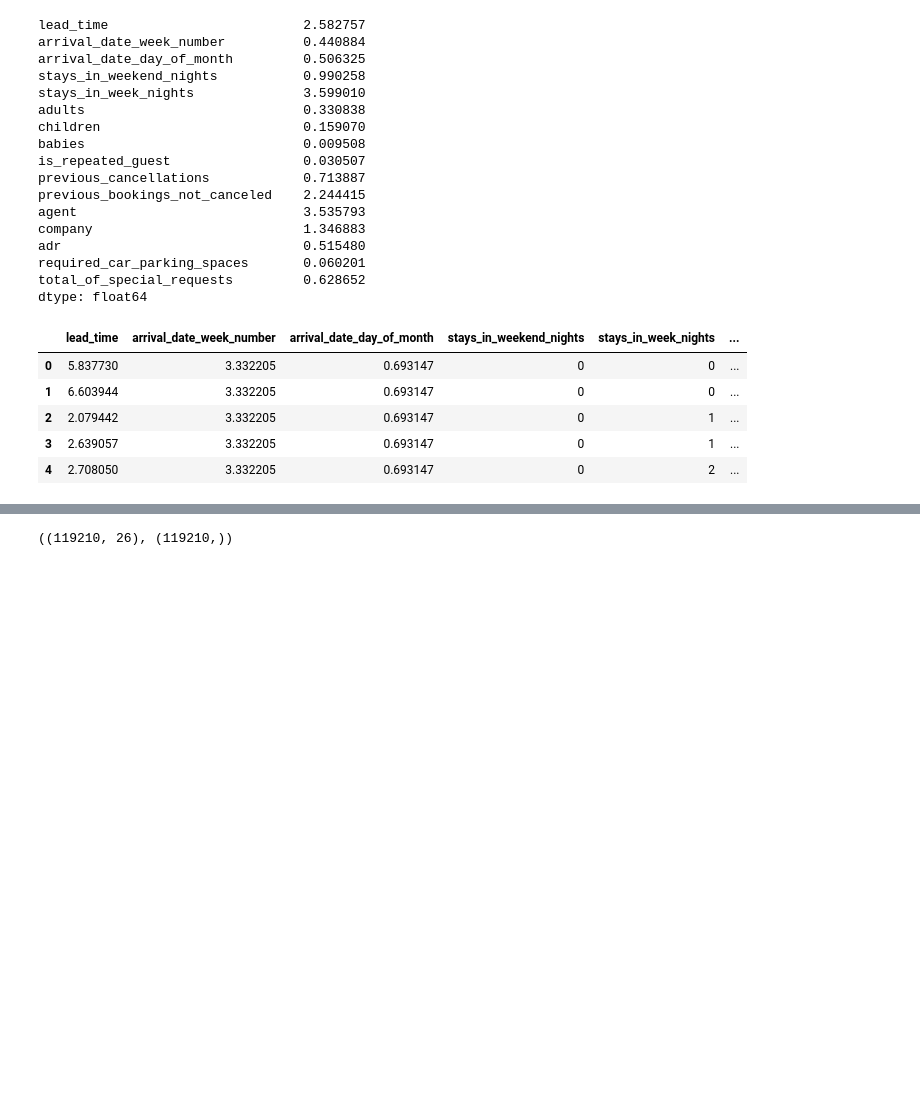
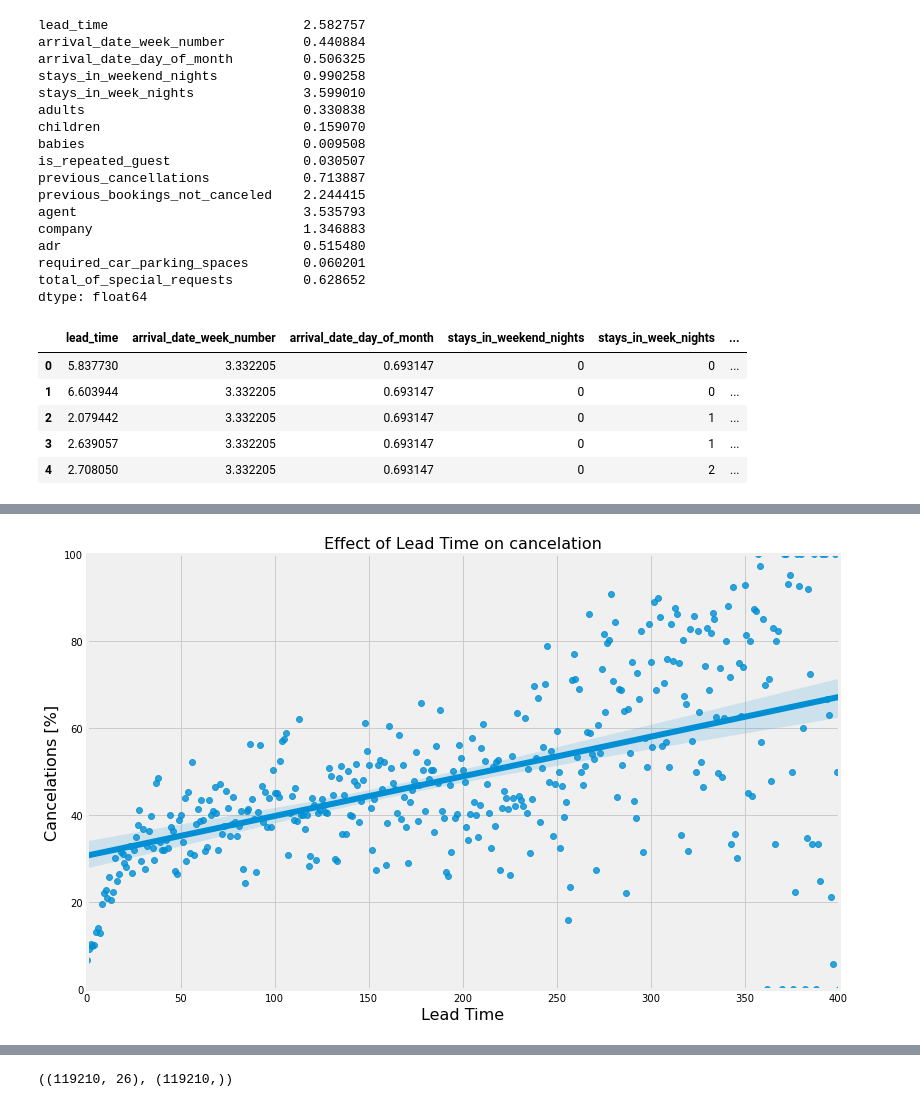
Before and after one commit to KilmarLazo/Apprenticeship-Capstone, a Jupyter notebook: notebook.ipynb, the cells around one changed output, grey strips where cells are left out. Saved outputs shown, nothing was run; the diff lists cells and outputs as text; code cells hidden in the pictures; blank space fills up the shorter version.

```diff
--- a/notebook.ipynb
+++ b/notebook.ipynb
@@ -728,0 +776,14 @@ num_hotel_data.head()
+# %%
+# group data for lead_time:
+lead_cancel_data = hotel_data.groupby("lead_time")["is_canceled"].describe()
+#show figure:
+plt.figure(figsize=(12, 8))
+sns.regplot(x=lead_cancel_data.index, y=lead_cancel_data["mean"].values * 100)
+plt.title("Effect of Lead Time on cancelation", fontsize=16)
+plt.xlabel("Lead Time", fontsize=16)
+plt.ylabel("Cancelations [%]", fontsize=16)
+plt.xlim(0,400)
+plt.ylim(0,100)
+plt.show()
+# %% [output]
+[figure, added]
```
Also changed, not shown: parts of 20 cells of this notebook.
